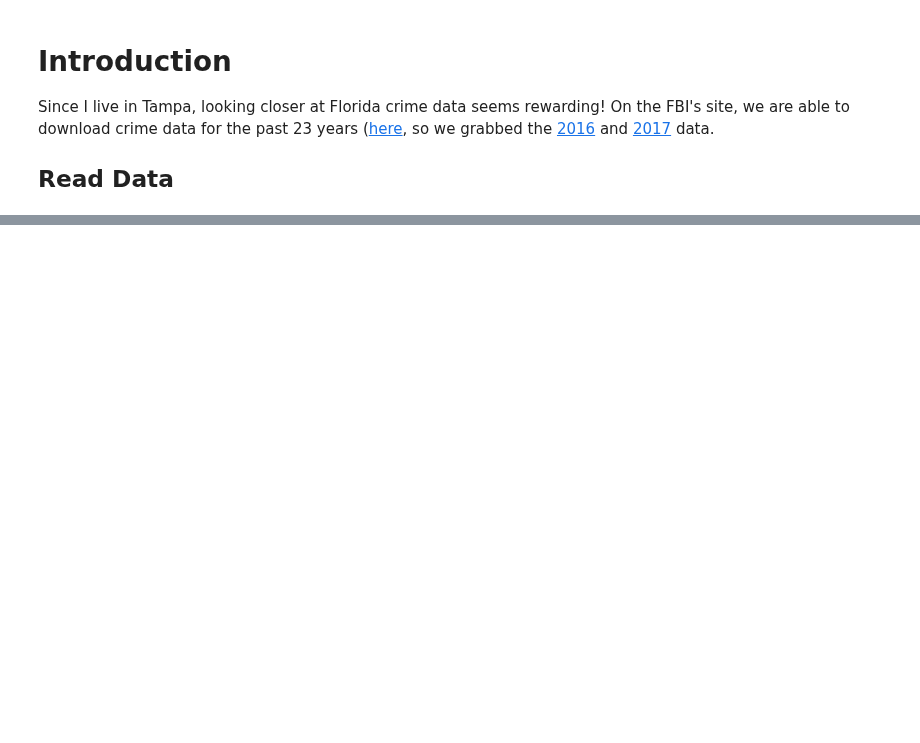
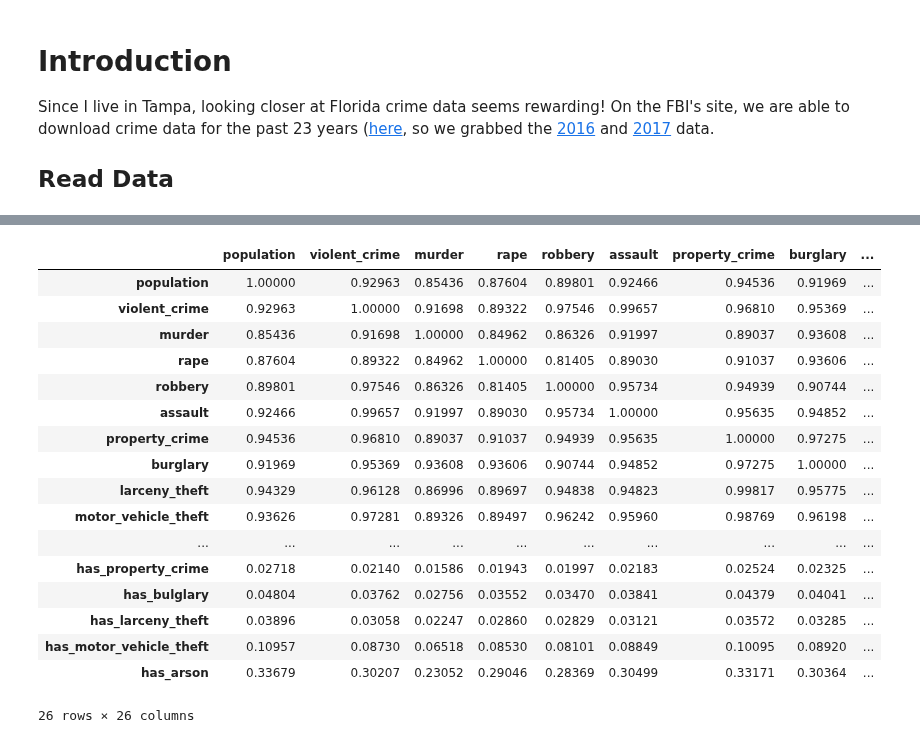
Before and after one commit to mkm29/DataScience, a Jupyter notebook: thinkful/unit/2/4/florida_crime.ipynb, the cells around one changed output, grey strips where cells are left out. Drawn from its saved outputs; the diff is of its cells as text; code cells hidden in the pictures; blank space fills up the shorter version.

```diff
--- a/thinkful/unit/2/4/florida_crime.ipynb
+++ b/thinkful/unit/2/4/florida_crime.ipynb
@@ -401,0 +54,47 @@ Name: Apalachicola, dtype: object
+# %%
+# 1. Log Transform population
+florida_crime["population_log"] = np.log(florida_crime.population)
+
+# 2. Indicator Variables
+
+## Crimes
+florida_crime["has_violent_crime"] = np.where(florida_crime["violent_crime"] > 0, 1, 0)
+florida_crime["has_murder"] = np.where(florida_crime["murder"] > 0, 1, 0)
+florida_crime["has_rape"] = np.where(florida_crime["rape"] > 0, 1, 0)
+florida_crime["has_robbery"] = np.where(florida_crime["robbery"] > 0, 1, 0)
+florida_crime["has_assault"] = np.where(florida_crime["assault"] > 0, 1, 0)
+florida_crime["has_property_crime"] = np.where(florida_crime["property_crime"] > 0, 1, 0)
+florida_crime["has_bulglary"] = np.where(florida_crime["burglary"] > 0, 1, 0)
+florida_crime["has_larceny_theft"] = np.where(florida_crime["larceny_theft"] > 0, 1, 0)
+florida_crime["has_motor_vehicle_theft"] = np.where(florida_crime["motor_vehicle_theft"] > 0, 1, 0)
+florida_crime["has_arson"] = np.where(florida_crime["arson"] > 0, 1, 0)
+
+## Population
+threshold_low = florida_crime["population_log"].quantile(0.1)
+threshold_medium = florida_crime["population_log"].quantile(0.9)
+
+florida_crime["population_low"] = (florida_crime["population_log"] < threshold_low).values # the 10% quantile
+florida_crime["population_medium"] = (florida_crime["population_log"] < threshold_medium).values # the 90% quantile
+florida_crime["population_high"] = (florida_crime["population_log"] >= threshold_medium).values
+# there are 29 cities that fall in the low category, 255 in the medium and another 29 in the high
+# %%
+florida_crime.corr()
+# %% [output]
+|  | population | violent_crime | murder | rape | robbery | assault | property_crime | burglary | ... |
+| population | 1.00000 | 0.92963 | 0.85436 | 0.87604 | 0.89801 | 0.92466 | 0.94536 | 0.91969 | ... |
+| violent_crime | 0.92963 | 1.00000 | 0.91698 | 0.89322 | 0.97546 | 0.99657 | 0.96810 | 0.95369 | ... |
+| murder | 0.85436 | 0.91698 | 1.00000 | 0.84962 | 0.86326 | 0.91997 | 0.89037 | 0.93608 | ... |
+| rape | 0.87604 | 0.89322 | 0.84962 | 1.00000 | 0.81405 | 0.89030 | 0.91037 | 0.93606 | ... |
+| robbery | 0.89801 | 0.97546 | 0.86326 | 0.81405 | 1.00000 | 0.95734 | 0.94939 | 0.90744 | ... |
+| assault | 0.92466 | 0.99657 | 0.91997 | 0.89030 | 0.95734 | 1.00000 | 0.95635 | 0.94852 | ... |
+| property_crime | 0.94536 | 0.96810 | 0.89037 | 0.91037 | 0.94939 | 0.95635 | 1.00000 | 0.97275 | ... |
+| burglary | 0.91969 | 0.95369 | 0.93608 | 0.93606 | 0.90744 | 0.94852 | 0.97275 | 1.00000 | ... |
+| larceny_theft | 0.94329 | 0.96128 | 0.86996 | 0.89697 | 0.94838 | 0.94823 | 0.99817 | 0.95775 | ... |
+| motor_vehicle_theft | 0.93626 | 0.97281 | 0.89326 | 0.89497 | 0.96242 | 0.95960 | 0.98769 | 0.96198 | ... |
+| ... | ... | ... | ... | ... | ... | ... | ... | ... | ... |
+| has_property_crime | 0.02718 | 0.02140 | 0.01586 | 0.01943 | 0.01997 | 0.02183 | 0.02524 | 0.02325 | ... |
+| has_bulglary | 0.04804 | 0.03762 | 0.02756 | 0.03552 | 0.03470 | 0.03841 | 0.04379 | 0.04041 | ... |
+| has_larceny_theft | 0.03896 | 0.03058 | 0.02247 | 0.02860 | 0.02829 | 0.03121 | 0.03572 | 0.03285 | ... |
+| has_motor_vehicle_theft | 0.10957 | 0.08730 | 0.06518 | 0.08530 | 0.08101 | 0.08849 | 0.10095 | 0.08920 | ... |
+| has_arson | 0.33679 | 0.30207 | 0.23052 | 0.29046 | 0.28369 | 0.30499 | 0.33171 | 0.30364 | ... |
+26 rows × 26 columns
```
Also changed, not shown: parts of 53 cells of this notebook.
